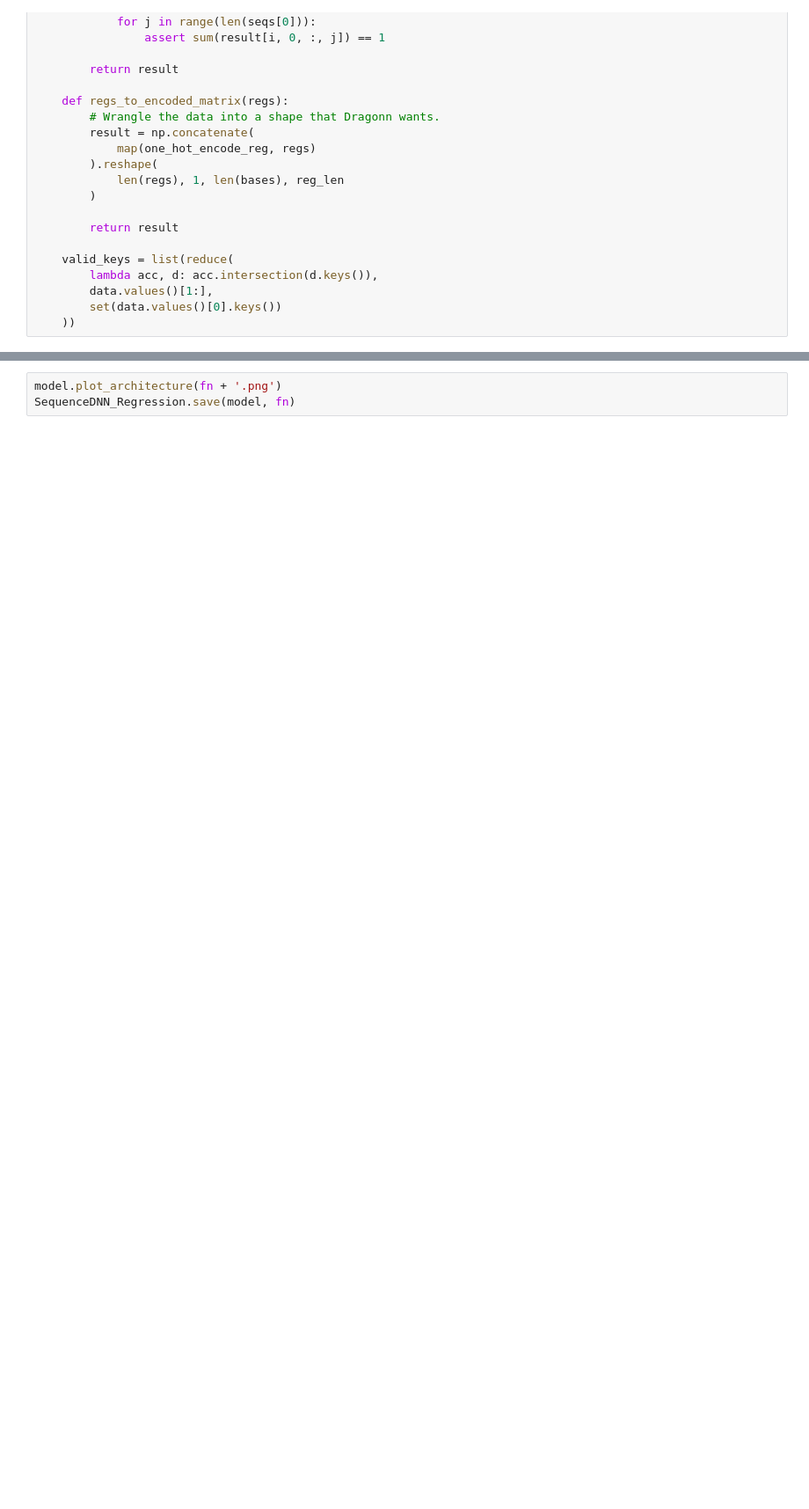
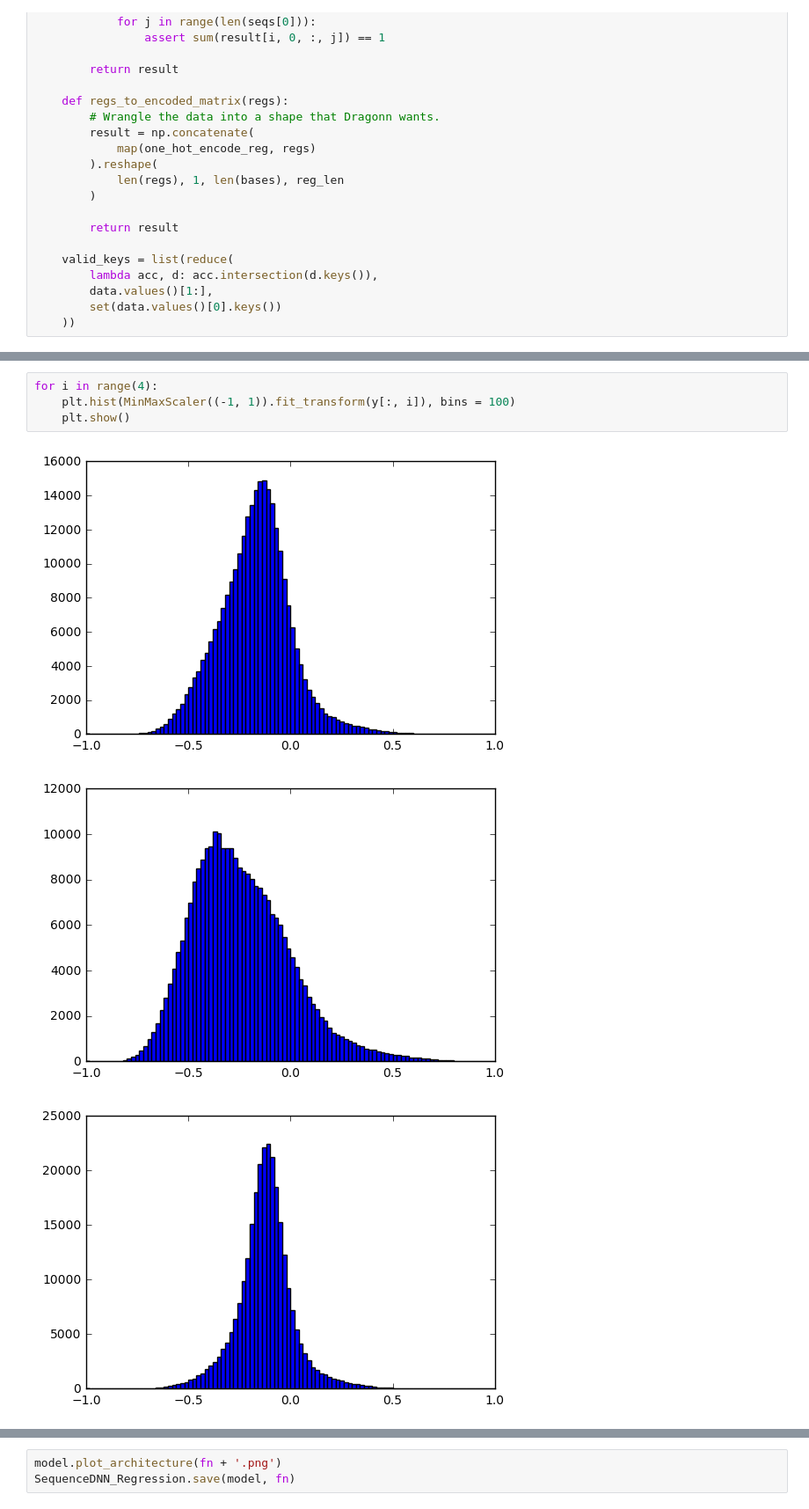
Before and after one commit to irvhsu/cs273b-project, a Jupyter notebook: notebooks/models/build_model.ipynb, the cells around one changed output, grey strips where cells are left out. Shown at 88% size. Saved outputs shown, nothing was run; the diff lists cells and outputs as text; blank space fills up the shorter version.

```diff
--- a/notebooks/models/build_model.ipynb
+++ b/notebooks/models/build_model.ipynb
@@ -238,3 +241,11 @@ for experiment_key, key_to_normalized in split_data.items():
 ('K562', 'SV40P')
 [[ 1.0000036   0.46768978]
  [ 0.46768978  1.0000036 ]]
+# %%
+for i in range(4):
+    plt.hist(MinMaxScaler((-1, 1)).fit_transform(y[:, i]), bins = 100)
+    plt.show()
+# %% [output]
+[figure, added]
+[figure, added]
+[figure, added]
```
Also changed, not shown: parts of 11 cells of this notebook, 6 other files.
